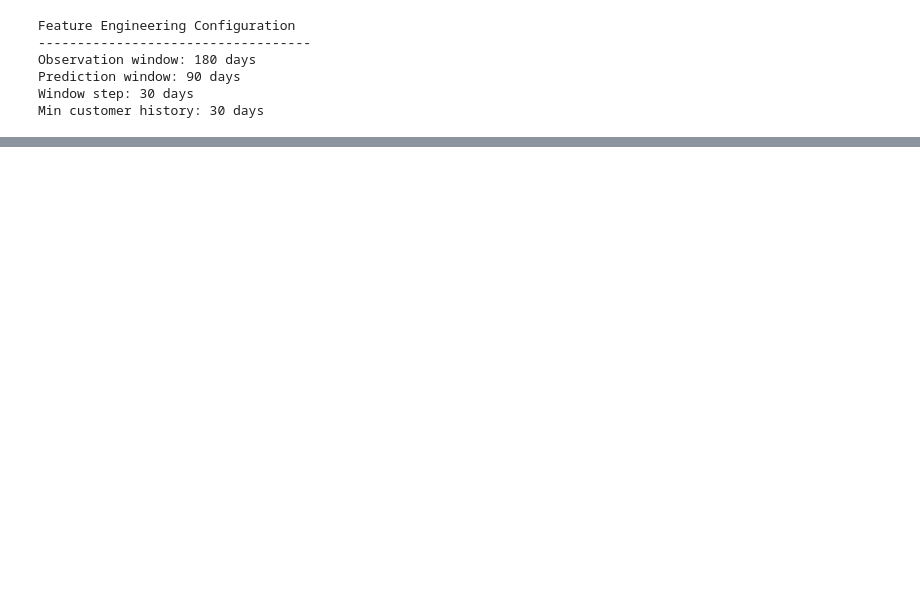
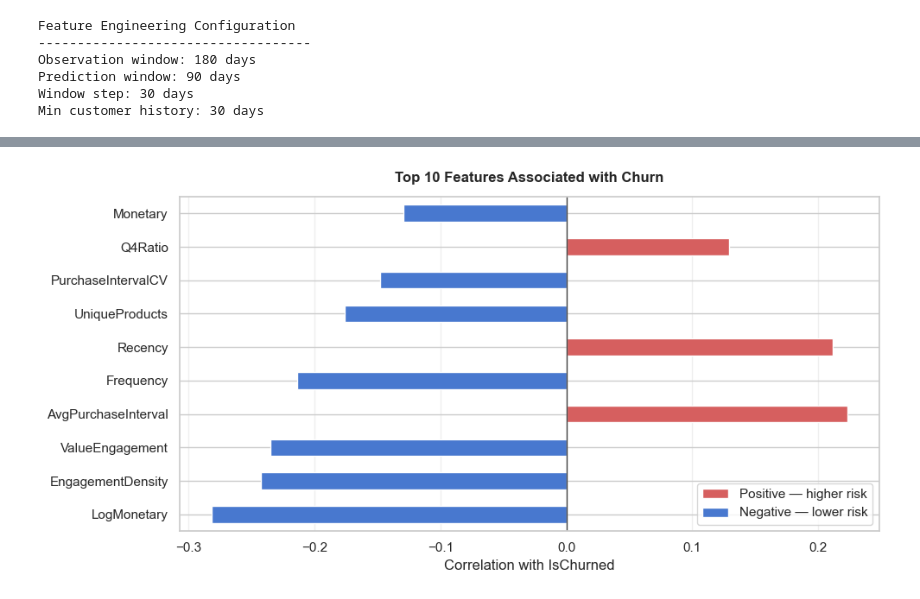
Before and after one commit to stefanobrusadelli/customer-churn-prediction, a Jupyter notebook: notebook/03_feature_engineering.ipynb, the cells around one changed output, grey strips where cells are left out. Cells and saved outputs as stored; diff of their text form; code cells hidden in the pictures; blank space fills up the shorter version.

```diff
--- a/notebook/03_feature_engineering.ipynb
+++ b/notebook/03_feature_engineering.ipynb
@@ -592,0 +720,19 @@ The resulting dataset will be used in the next stage of the project to train and
+# %%
+correlations = (
+    final_dataset[feature_cols + ["IsChurned"]]
+    .corr()["IsChurned"]
+    .drop("IsChurned")
+    .sort_values()
+)
+# %%
+top_corr_abs = correlations.reindex(
+    correlations.abs().sort_values(ascending=False).head(10).index
+)
+
+print("Top 10 features by absolute correlation with IsChurned")
+print("=" * 55)
+print(f"  {'Feature':<25} {'Correlation':>11}  Direction")
+print(f"  {'-'*25} {'-'*11}  {'-'*9}")
+for feat, val in top_corr_abs.items():
+    direction = "↑ higher risk" if val > 0 else "↓ lower risk"
+    print(f"  {feat:<25} {val:>+11.3f}  {direction}")
@@ -592,0 +754,25 @@ The resulting dataset will be used in the next stage of the project to train and
+# %%
+colors = ["#D65F5F" if v > 0 else "#4878CF" for v in top_corr_abs]
+
+fig, ax = plt.subplots(figsize=(10, 5))
+top_corr_abs.plot(kind="barh", color=colors, ax=ax, edgecolor="white")
+
+ax.axvline(0, color="#444444", linewidth=1)
+ax.set_xlabel("Correlation with IsChurned")
+ax.set_title("Top 10 Features Associated with Churn",
+             fontweight="bold", pad=12)
+ax.grid(axis="x", alpha=0.3)
+
+# Legend
+legend_elements = [
+    Patch(facecolor="#D65F5F", label="Positive — higher risk"),
+    Patch(facecolor="#4878CF", label="Negative — lower risk"),
+]
+ax.legend(handles=legend_elements, loc="lower right")
+
+plt.tight_layout()
+plt.savefig("../reports/figures/feature_target_correlations.png",
+            bbox_inches="tight", dpi=150)
+plt.show()
+# %% [output]
+[figure, added]
```
Also changed, not shown: parts of 89 cells of this notebook, 5 other files.
